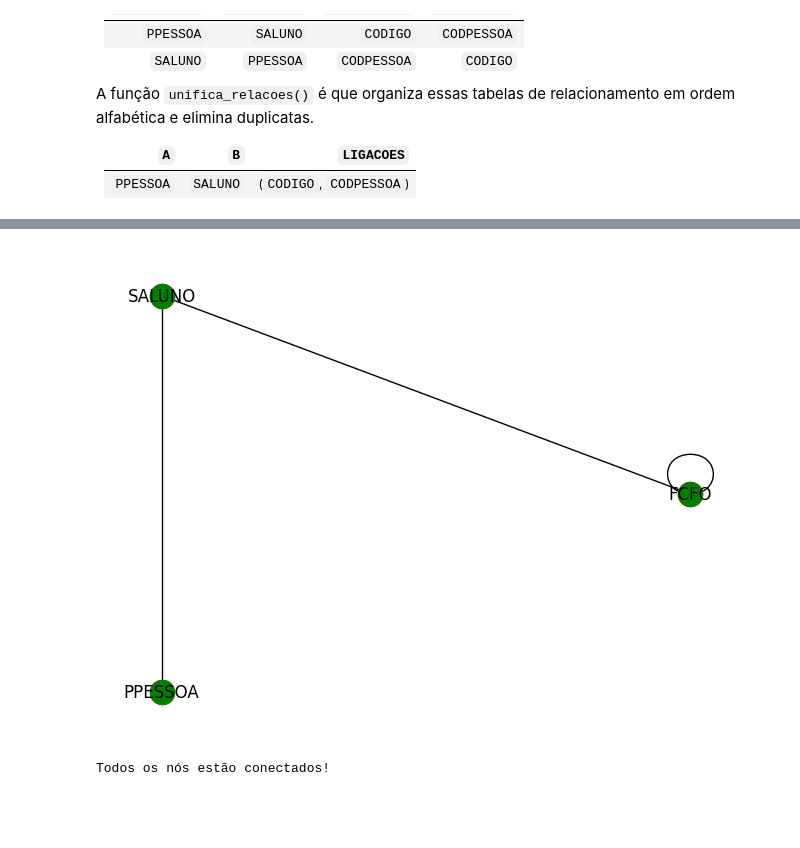
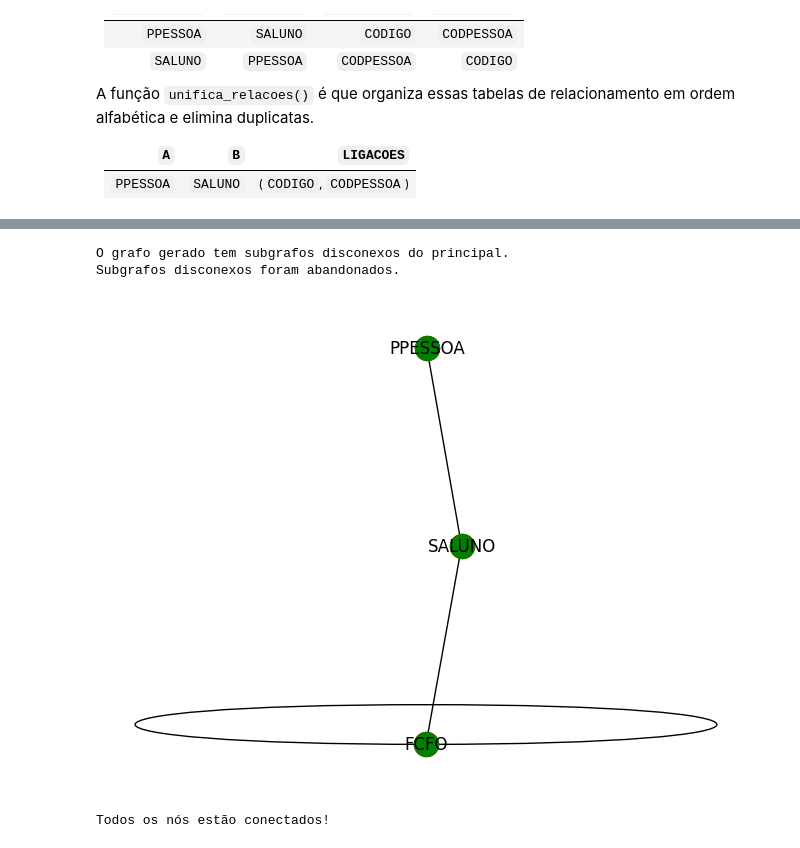
Before and after one commit to vitorgt/TOTVS-RM-SQL, a Jupyter notebook: notebook.ipynb, the cells around one changed output, grey strips where cells are left out. Cells and saved outputs as stored; diff of their text form; code cells hidden in the pictures; blank space fills up the shorter version.

```diff
--- a/notebook.ipynb
+++ b/notebook.ipynb
@@ -147,10 +172,28 @@ print(" relações definidas entre tabelas.")
 # %%
-# Cria grafo a partir de uma tabela de relações
-grafo_relacoes = nx.from_pandas_edgelist(relacoes, source=0, target=1)
-# Abandona grafos disconexos do principal
-grafo_relacoes = grafo_relacoes.subgraph(
-    sorted(nx.connected_components(grafo_relacoes), key=len)[-1]
-)
+def gera_grafo_relacoes(relacionamentos, abandona_disconexos=True):
+    # Cria grafo a partir de uma tabela de relações
+    grafo = nx.from_pandas_edgelist(relacionamentos, source=0, target=1)
+
+    if not nx.is_connected(grafo):
+        print("O grafo gerado tem subgrafos disconexos do principal.")
+        if abandona_disconexos:
+            grafo = grafo.subgraph(
+                sorted(nx.connected_components(grafo), key=len)[-1]
+            )
+            print("Subgrafos disconexos foram abandonados.")
+        else:
+            s = f"Subgrafos disconexos {cores.BOLD}não{cores.END} foram"
+            s += " abandonados."
+            print(s)
+
+    return grafo
+
+
+grafo_relacoes = gera_grafo_relacoes(relacoes)
+# grafo_relacoes = gera_grafo_relacoes(relacoes, abandona_disconexos=False)
+# %% [output]
+O grafo gerado tem subgrafos disconexos do principal.
+Subgrafos disconexos foram abandonados.
 # %%
 # Lista tabelas desejadas no select
 
@@ -246,7 +289,10 @@ if len(tabelas_desejadas) == 0:
     raise ValueError("A lista tabelas_desejadas não pode estar vazia.")
 # %%
 def exibe_conexao_tabelas(
-    tabelas_selecionadas=None, tabelas_opcionais=None, layout=None
+    tabelas_selecionadas=None,
+    tabelas_opcionais=None,
+    layout=None,
+    remove_auto_referencias=False,
 ):
     if tabelas_selecionadas is None:
         tabelas_selecionadas = tabelas_desejadas.copy()
@@ -254,7 +300,12 @@ def exibe_conexao_tabelas(
     if tabelas_opcionais is not None:
         tabelas_selecionadas.extend(tabelas_opcionais)
 
-    grafo_selecionado = grafo_relacoes.subgraph(tabelas_selecionadas)
+    grafo_selecionado = nx.Graph(grafo_relacoes.subgraph(tabelas_selecionadas))
+
+    if remove_auto_referencias:
+        grafo_selecionado.remove_edges_from(
+            nx.selfloop_edges(grafo_selecionado)
+        )
 
     if nx.is_empty(grafo_selecionado):
         if len(tabelas_desejadas) == 0:
@@ -270,10 +321,10 @@ def exibe_conexao_tabelas(
         "circular": nx.circular_layout,
         "kamada_kawai": nx.kamada_kawai_layout,
         "aleatorio": nx.random_layout,
-        "planar": nx.planar_layout,  # Pode dar erro se o subgrafo nao for planar
+        "planar": nx.planar_layout,  # Pode dar erro se o grafo nao for planar
         "espiral": nx.spiral_layout,
     }
-    pos = layouts.get(layout, nx.circular_layout)(grafo_selecionado)
+    pos = layouts.get(layout, nx.kamada_kawai_layout)(grafo_selecionado)
 
     # Pinta de vermelho todas as tabelas selecionadas
     nx.draw(grafo_selecionado, pos=pos, with_labels=True, node_color="r")
@@ -286,33 +337,33 @@ def exibe_conexao_tabelas(
         node_color="g",
     )
 
     if len(list(grafo_selecionado)) != len(elementos_conectados):
         mensagem_alerta = f"{cores.YELLOW_FG}Alerta: Existem tabelas d"
         mensagem_alerta += f"isconexas marcadas em {cores.RED_BG}verme"
         mensagem_alerta += f"lho{cores.END}{cores.YELLOW_FG} que serã"
         mensagem_alerta += f"o ignoradas!{cores.END}\nVocê pode inclui"
         mensagem_alerta += f"r tabelas na lista de desejadas para compl"
         mensagem_alerta += f"etar a ligação"
         print(mensagem_alerta)
 
     if tabelas_opcionais is not None:
         # Pinta de amarelo os elementos para fazer novas conexões
         nx.draw_networkx_nodes(
             grafo_selecionado,
             pos=pos,
             nodelist=tabelas_opcionais,
             node_color="y",
         )
         mensagem_alerta = f"\nAs tabelas marcadas em {cores.YELLOW_BG}"
         mensagem_alerta += f"{cores.BLACK_FG}amarelo{cores.END} não e"
         mensagem_alerta += f"stão atualmente na seleção e serão ignorad"
         mensagem_alerta += f"as!\nVocê pode inclui-las na lista de dese"
         mensagem_alerta += f"jadas para completar a ligação"
         print(mensagem_alerta)
 
 
 exibe_conexao_tabelas()
 # %% [output]
-[figure, old version]
+[figure, new version]
 # %%
 def conexoes_possiveis_faltantes(tabelas_selecionadas=tabelas_desejadas):
```
Also changed, not shown: parts of 11 cells of this notebook, 4 other files.
